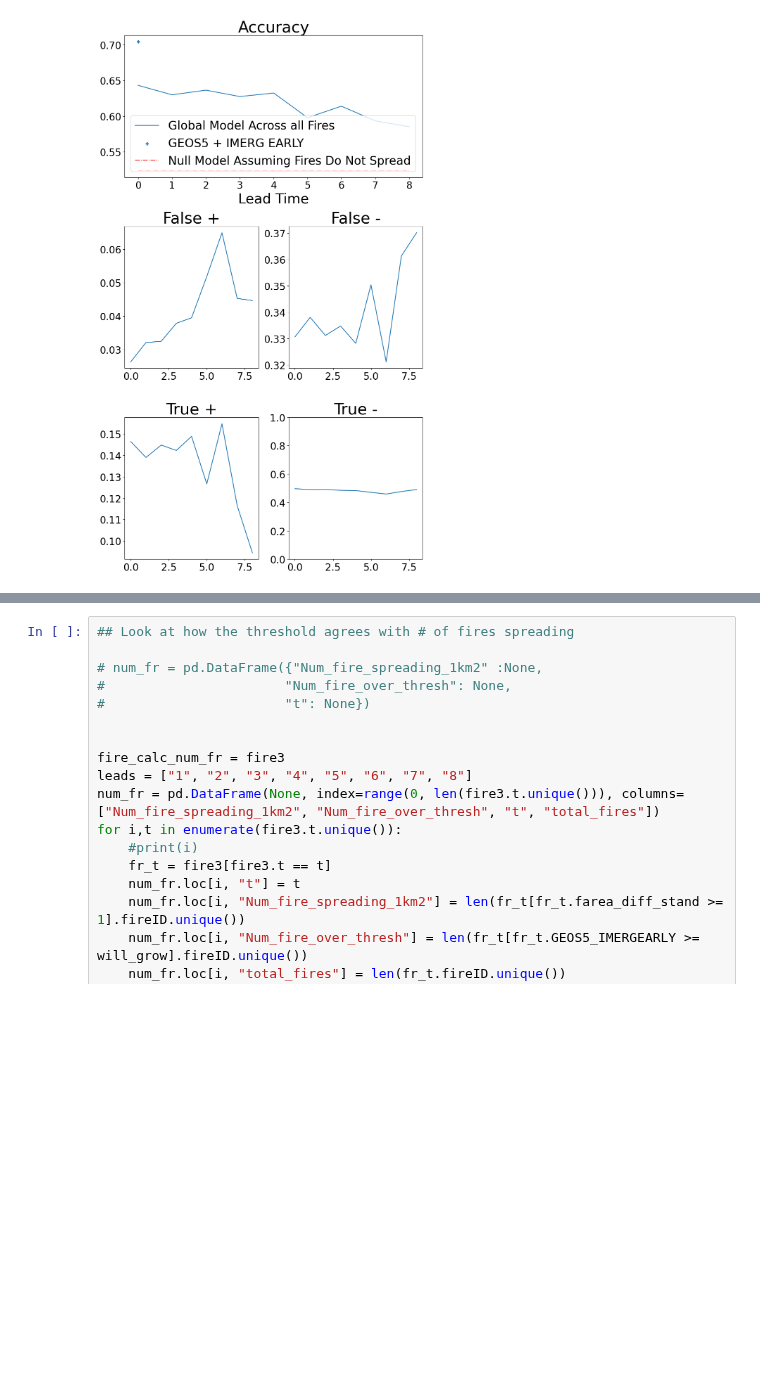
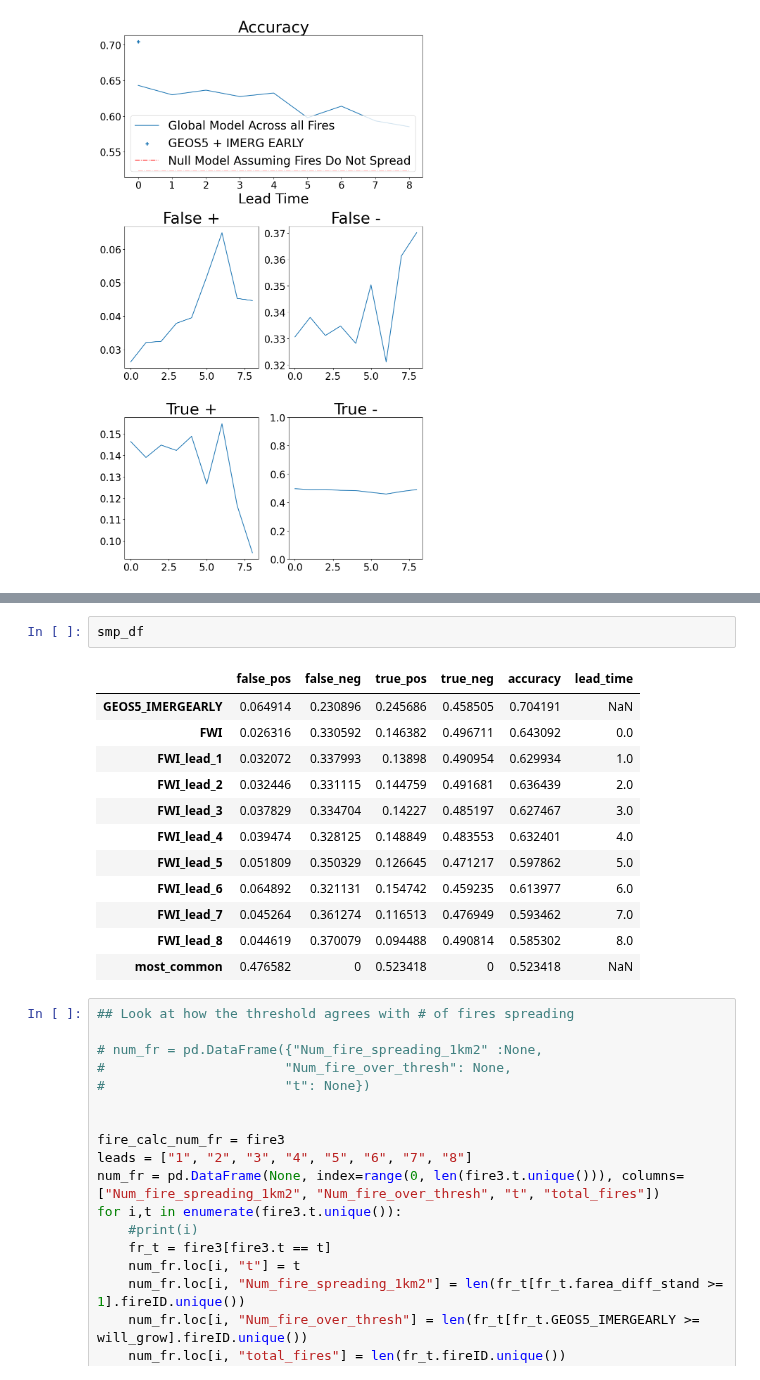
Before and after one commit to mccabete/fwiVis, a Jupyter notebook: notebooks/Logit_models-test_if_first_spread_bool.ipynb, the cells around one changed output, grey strips where cells are left out. Saved outputs shown, nothing was run; the diff lists cells and outputs as text; blank space fills up the shorter version.

```diff
--- a/notebooks/Logit_models-test_if_first_spread_bool.ipynb
+++ b/notebooks/Logit_models-test_if_first_spread_bool.ipynb
@@ -1890,3 +1886,18 @@ plt.savefig("some_figs/logit_model_plots/model_accuracy_by_lead_time.png")
+# %%
+smp_df
+# %% [output]
+|  | false_pos | false_neg | true_pos | true_neg | accuracy | lead_time |
+| GEOS5_IMERGEARLY | 0.064914 | 0.230896 | 0.245686 | 0.458505 | 0.704191 | NaN |
+| FWI | 0.026316 | 0.330592 | 0.146382 | 0.496711 | 0.643092 | 0.0 |
+| FWI_lead_1 | 0.032072 | 0.337993 | 0.13898 | 0.490954 | 0.629934 | 1.0 |
+| FWI_lead_2 | 0.032446 | 0.331115 | 0.144759 | 0.491681 | 0.636439 | 2.0 |
+| FWI_lead_3 | 0.037829 | 0.334704 | 0.14227 | 0.485197 | 0.627467 | 3.0 |
+| FWI_lead_4 | 0.039474 | 0.328125 | 0.148849 | 0.483553 | 0.632401 | 4.0 |
+| FWI_lead_5 | 0.051809 | 0.350329 | 0.126645 | 0.471217 | 0.597862 | 5.0 |
+| FWI_lead_6 | 0.064892 | 0.321131 | 0.154742 | 0.459235 | 0.613977 | 6.0 |
+| FWI_lead_7 | 0.045264 | 0.361274 | 0.116513 | 0.476949 | 0.593462 | 7.0 |
+| FWI_lead_8 | 0.044619 | 0.370079 | 0.094488 | 0.490814 | 0.585302 | 8.0 |
+| most_common | 0.476582 | 0 | 0.523418 | 0 | 0.523418 | NaN |
 # %%
 ## Look at how the threshold agrees with # of fires spreading
 
```
Also changed, not shown: parts of 7 cells of this notebook, 4 other files.
